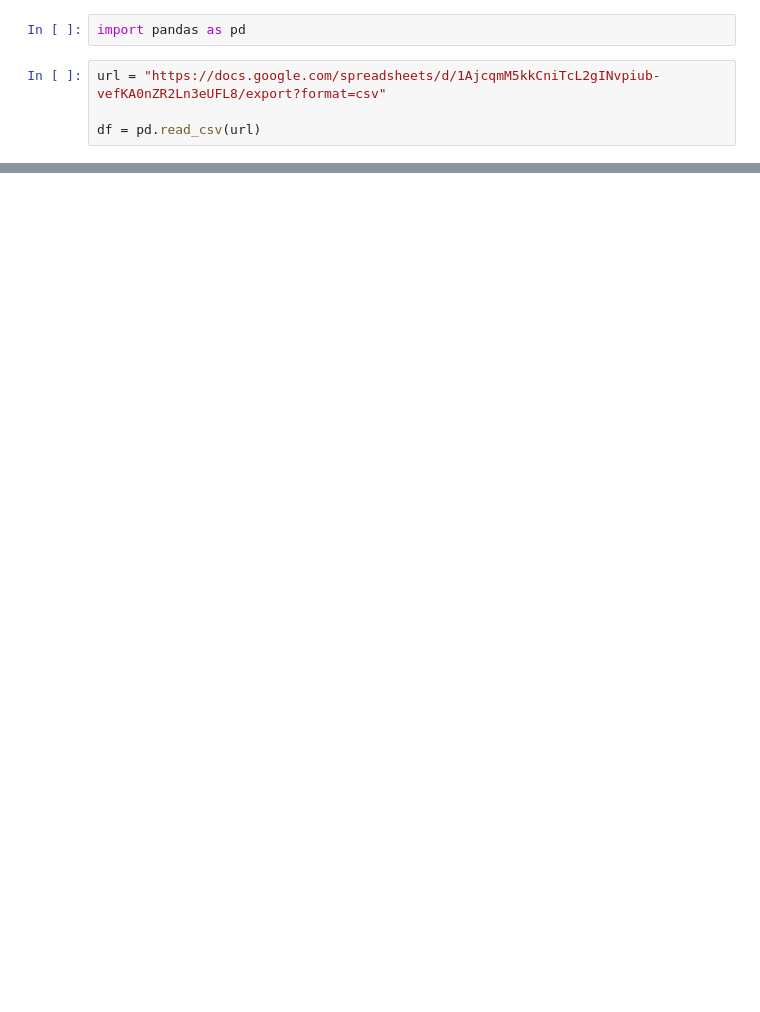
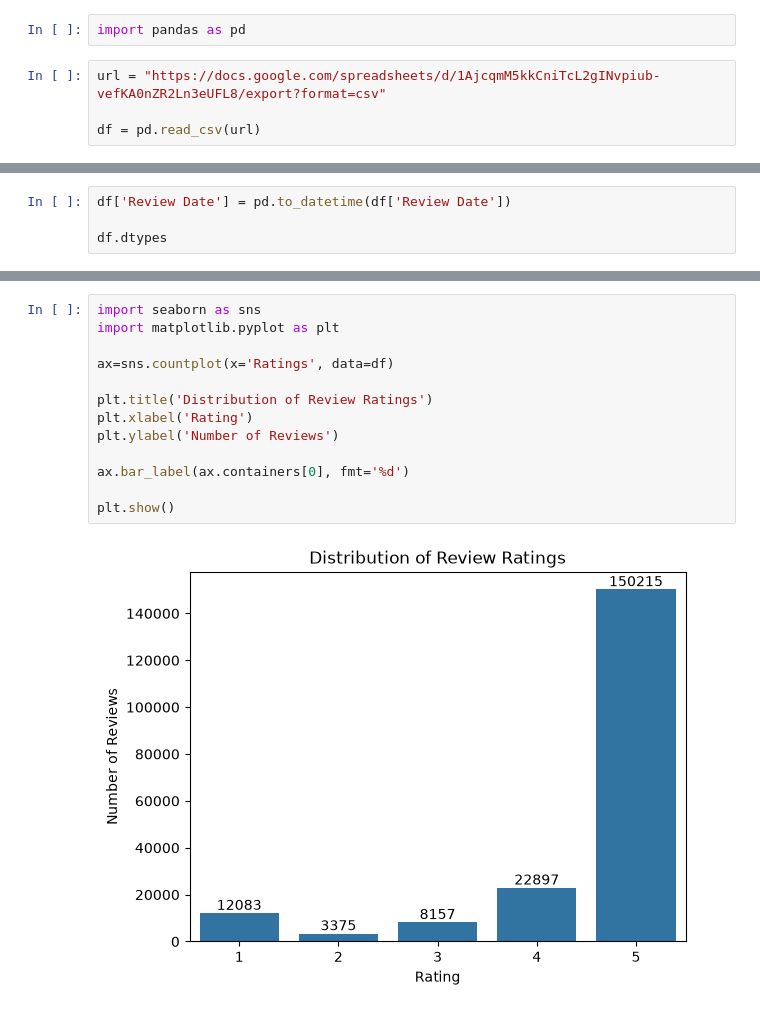
Before and after one commit to NeoTox419/chatgpt-review-analysis, a Jupyter notebook: chatgpt_analysis.ipynb, the cells around one changed output, grey strips where cells are left out. Cells and saved outputs as stored; diff of their text form; blank space fills up the shorter version.

Commit message:
gathered details about the data, and ploted initial graphs for analysis

```diff
--- a/chatgpt_analysis.ipynb
+++ b/chatgpt_analysis.ipynb
@@ -33,0 +33,4 @@ np.int64(2511)
+# %%
+df['Review Date'] = pd.to_datetime(df['Review Date'])
+
+df.dtypes
@@ -33,0 +93,15 @@ np.int64(2511)
+# %%
+import seaborn as sns
+import matplotlib.pyplot as plt
+
+ax=sns.countplot(x='Ratings', data=df)
+
+plt.title('Distribution of Review Ratings')
+plt.xlabel('Rating')
+plt.ylabel('Number of Reviews')
+
+ax.bar_label(ax.containers[0], fmt='%d')
+
+plt.show()
+# %% [output]
+[figure, added]
```
Also changed, not shown: parts of 12 cells of this notebook.
